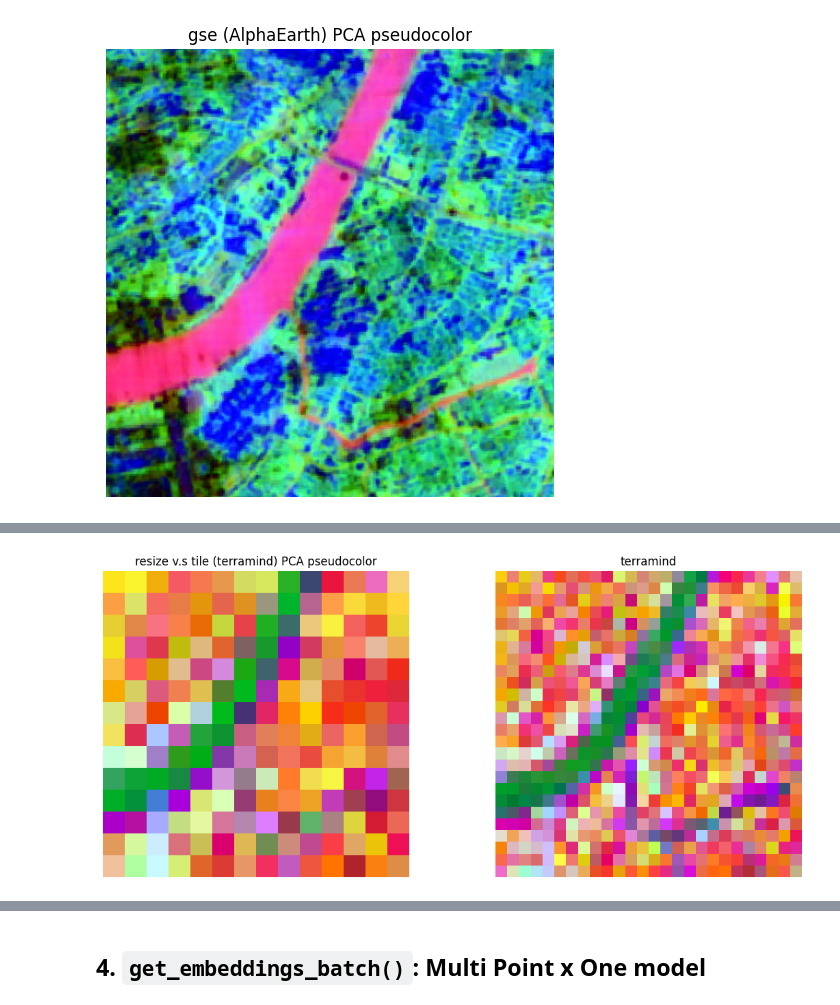
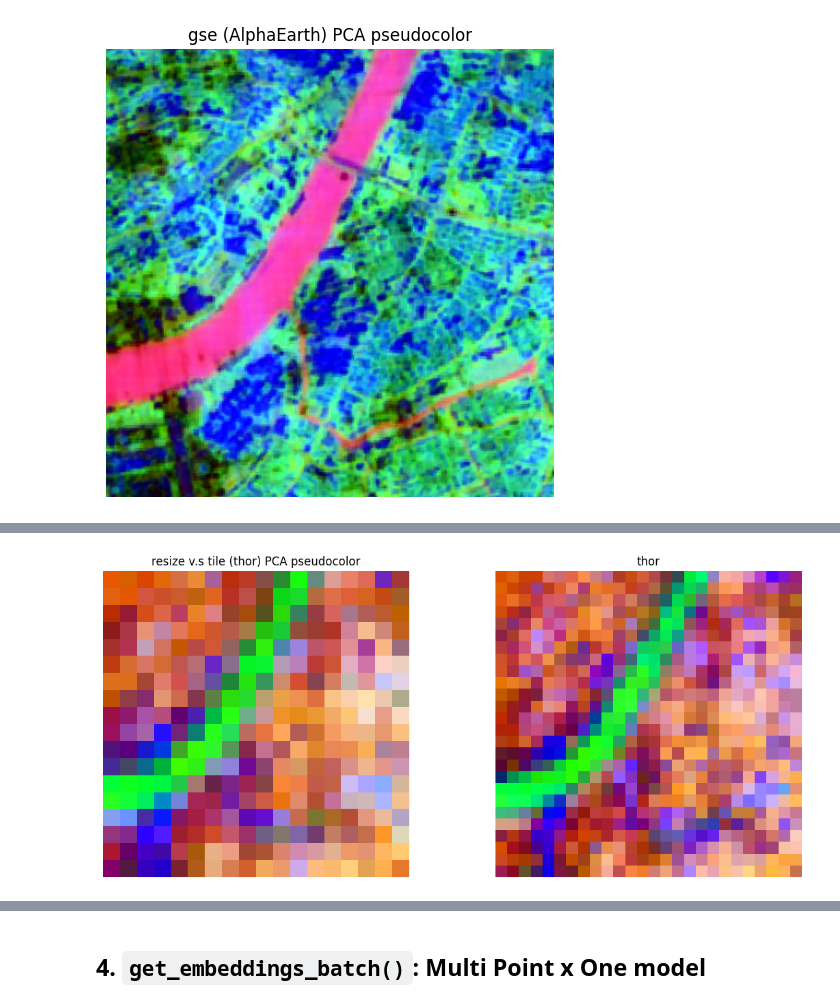
Before and after one commit to amrit110/rs-embed, a Jupyter notebook: examples/playground.ipynb, the cells around one changed output, grey strips where cells are left out. Saved outputs shown, nothing was run; the diff lists cells and outputs as text; code cells hidden in the pictures.

```diff
--- a/examples/playground.ipynb
+++ b/examples/playground.ipynb
@@ -98,29 +106,29 @@ For more information, [click here](https://cybergis.github.io/rs-embed/api_specs
 # %%
 # from rs_embed import InputPrepSpec
 emb_resize = get_embedding(
-    "terramind",  # "", #terramind
+    "thor",  # "", #terramind
     spatial=spatial_point,
     temporal=temporal_range,
     output=OutputSpec.grid(),
     input_prep="resize",
     backend="gee",
 )
 
 emb_tile = get_embedding(
-    "terramind",  # "", #terramind
+    "thor",  # "", #terramind
     spatial=spatial_point,
     temporal=temporal_range,
     output=OutputSpec.grid(),
     input_prep="tile",
     backend="gee",
 )
 
 pca = plot_embedding_pseudocolor(
     emb=emb_resize,
     emb2=emb_tile,
-    title="resize v.s tile (terramind) PCA pseudocolor",
+    title="resize v.s tile (thor) PCA pseudocolor",
 )
 # %% [output]
-[figure, old version]
+[figure, new version]
 # %% [markdown]
 ### 2.3 OutputSpec: `pooled()` v.s `grid()`
```
Also changed, not shown: parts of 9 cells of this notebook.
